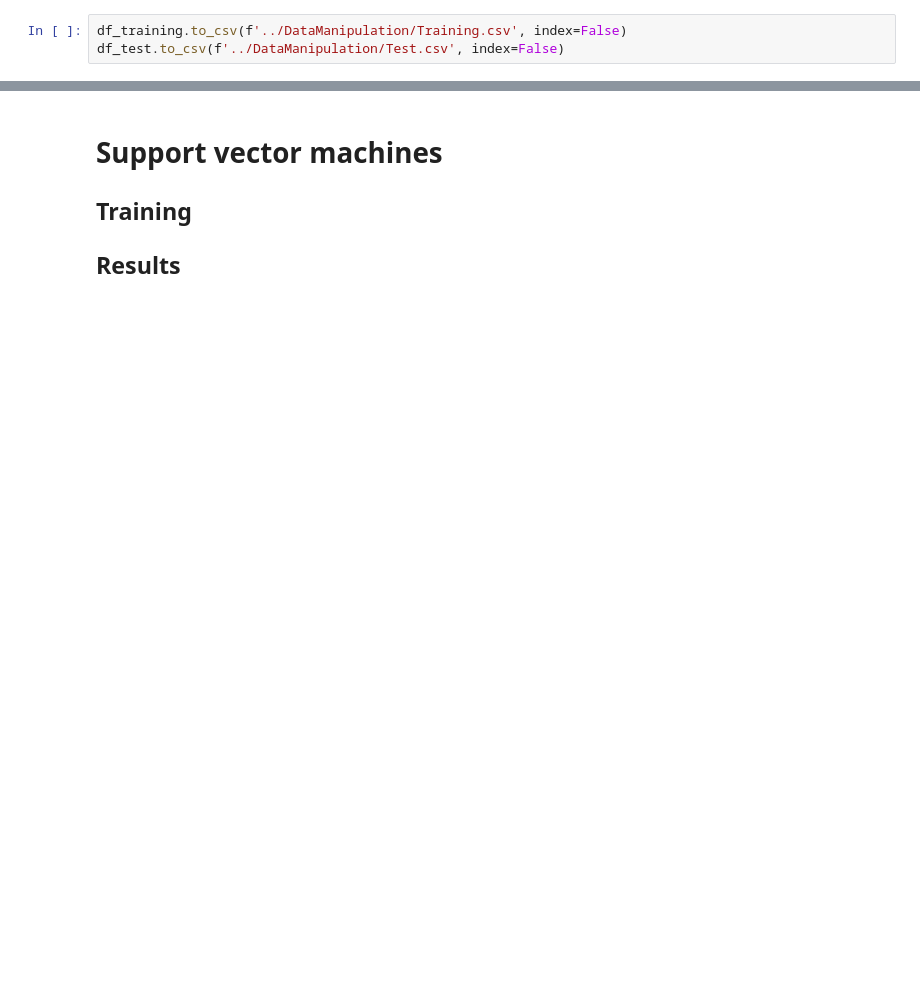
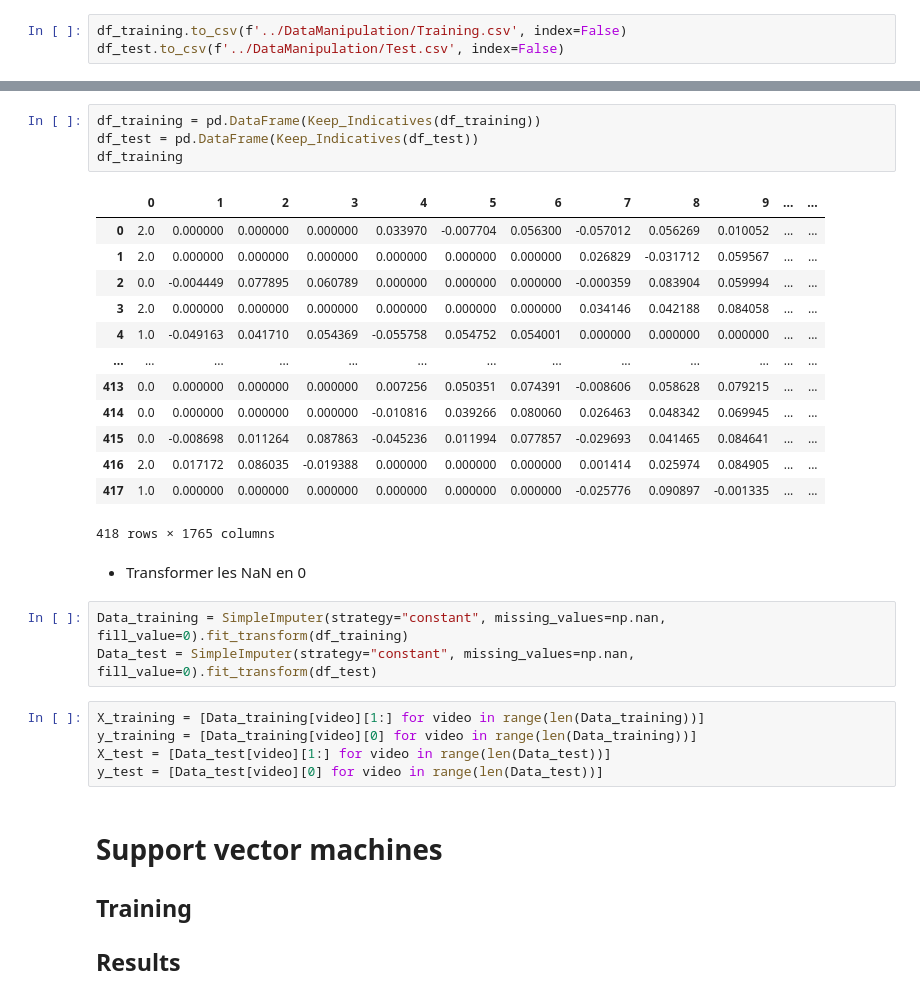
Before and after one commit to LucieDN/Sign-Language-Recognition, a Jupyter notebook: NoteBook/NoteBook.ipynb, the cells around one changed output, grey strips where cells are left out. Saved outputs shown, nothing was run; the diff lists cells and outputs as text; blank space fills up the shorter version.

```diff
--- a/NoteBook/NoteBook.ipynb
+++ b/NoteBook/NoteBook.ipynb
@@ -361,3 +385,31 @@ df_test.to_csv(f'../DataManipulation/Test.csv', index=False)
+# %%
+df_training = pd.DataFrame(Keep_Indicatives(df_training))
+df_test = pd.DataFrame(Keep_Indicatives(df_test))
+df_training
+# %% [output]
+|  | 0 | 1 | 2 | 3 | 4 | 5 | 6 | 7 | 8 | 9 | ... | ... |
+| 0 | 2.0 | 0.000000 | 0.000000 | 0.000000 | 0.033970 | -0.007704 | 0.056300 | -0.057012 | 0.056269 | 0.010052 | ... | ... |
+| 1 | 2.0 | 0.000000 | 0.000000 | 0.000000 | 0.000000 | 0.000000 | 0.000000 | 0.026829 | -0.031712 | 0.059567 | ... | ... |
+| 2 | 0.0 | -0.004449 | 0.077895 | 0.060789 | 0.000000 | 0.000000 | 0.000000 | -0.000359 | 0.083904 | 0.059994 | ... | ... |
+| 3 | 2.0 | 0.000000 | 0.000000 | 0.000000 | 0.000000 | 0.000000 | 0.000000 | 0.034146 | 0.042188 | 0.084058 | ... | ... |
+| 4 | 1.0 | -0.049163 | 0.041710 | 0.054369 | -0.055758 | 0.054752 | 0.054001 | 0.000000 | 0.000000 | 0.000000 | ... | ... |
+| ... | ... | ... | ... | ... | ... | ... | ... | ... | ... | ... | ... | ... |
+| 413 | 0.0 | 0.000000 | 0.000000 | 0.000000 | 0.007256 | 0.050351 | 0.074391 | -0.008606 | 0.058628 | 0.079215 | ... | ... |
+| 414 | 0.0 | 0.000000 | 0.000000 | 0.000000 | -0.010816 | 0.039266 | 0.080060 | 0.026463 | 0.048342 | 0.069945 | ... | ... |
+| 415 | 0.0 | -0.008698 | 0.011264 | 0.087863 | -0.045236 | 0.011994 | 0.077857 | -0.029693 | 0.041465 | 0.084641 | ... | ... |
+| 416 | 2.0 | 0.017172 | 0.086035 | -0.019388 | 0.000000 | 0.000000 | 0.000000 | 0.001414 | 0.025974 | 0.084905 | ... | ... |
+| 417 | 1.0 | 0.000000 | 0.000000 | 0.000000 | 0.000000 | 0.000000 | 0.000000 | -0.025776 | 0.090897 | -0.001335 | ... | ... |
+418 rows × 1765 columns
+# %% [markdown]
+- Transformer les NaN en 0
+# %%
+Data_training = SimpleImputer(strategy="constant", missing_values=np.nan, fill_value=0).fit_transform(df_training)
+Data_test = SimpleImputer(strategy="constant", missing_values=np.nan, fill_value=0).fit_transform(df_test)
+# %%
+X_training = [Data_training[video][1:] for video in range(len(Data_training))]
+y_training = [Data_training[video][0] for video in range(len(Data_training))]
+X_test = [Data_test[video][1:] for video in range(len(Data_test))]
+y_test = [Data_test[video][0] for video in range(len(Data_test))]
 # %% [markdown]
 # Support vector machines
 ## Training
```
Also changed, not shown: parts of 12 cells of this notebook, 2 other files.
